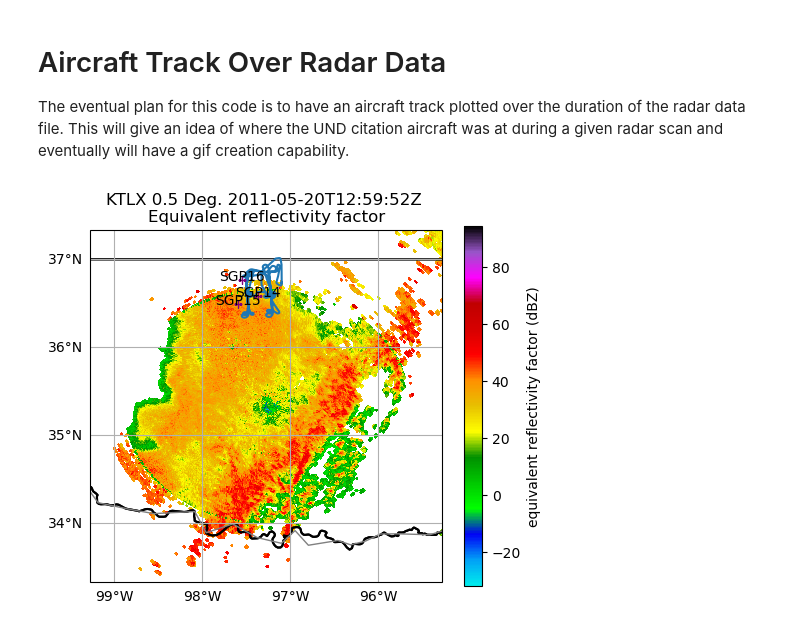
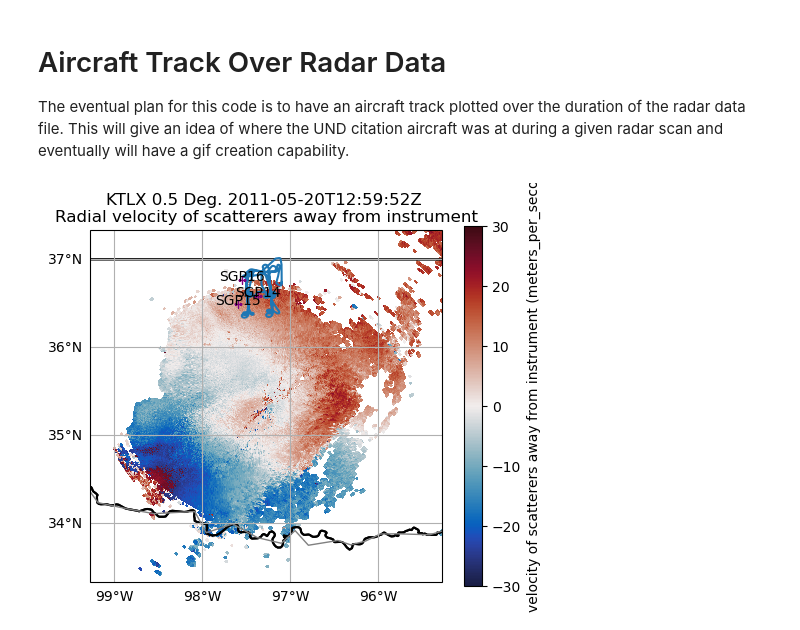
Before and after one commit to brycerrickbeil/2026-SULI-Bryce-Rickbeil, a Jupyter notebook: students/bryce_rickbeil/notebooks/track_over_radar.ipynb, the cells around one changed output. Drawn from its saved outputs; the diff is of its cells as text; code cells hidden in the pictures.

```diff
--- a/students/bryce_rickbeil/notebooks/track_over_radar.ipynb
+++ b/students/bryce_rickbeil/notebooks/track_over_radar.ipynb
@@ -18,6 +20,6 @@ import time
 # %%
 # Flight track over radar data plot
-citation_nav = pd.read_csv('2011-05-20_CITATION.dat', sep = ',', header = None)
+citation_nav = pd.read_csv('flight_data/2011-05-20_CITATION.dat', sep = ',', header = None)
 cit_lat = citation_nav.iloc[:, 2]
 cit_lon = citation_nav.iloc[:, 3]
 
@@ -39,33 +41,39 @@ data.longitude['data'][0] = center_lon
 min_lat = center_lat - 2 #subtracting 1.5 degrees lat
 max_lat = center_lat + 2 #adding 1.5 degrees lat
 min_lon = center_lon - 2 #subtracting 1.5 degrees lon
 max_lon = center_lon + 2 #adding 1.5 degrees lon
 
 fig = plt.figure(figsize = (11,9))
 
 ax = fig.add_axes([0.06, 0.50, 0.40, 0.40], projection = projection)
 ax.add_feature(cfeature.STATES.with_scale('10m'), linewidth = 1.5, edgecolor = 'black')
 
-a = display.plot_ppi_map('reflectivity',
+a = display.plot_ppi_map('velocity',
                             ax = ax,
                             sweep = 1,
-                            cmap = 'NWSRef',
+                            cmap = 'balance',
+                            vmin = -30,
+                            vmax = 30,
                             min_lon = min_lon,
                             max_lon = max_lon,
                             min_lat = min_lat,
                             max_lat = max_lat)
+
+# Citation location finder given radar time of scan
+
 
 plt.plot(cit_lon, cit_lat)
 #SGP16
 plt.annotate('SGP16', xy = (-97.5472, 36.7675),ha = 'center')
 plt.plot(-97.5472, 36.7675, marker = '+', color = 'purple')
 #SGP15
 plt.annotate('SGP15', (-97.593889, 36.49111), ha = 'center')
 plt.plot(-97.593889, 36.49111, marker = '+', color = 'purple')
 #SGP14
 plt.annotate('SGP14', (-97.363611, 36.578611), ha = 'center')
 plt.plot(-97.363611, 36.578611, marker = '+', color = 'purple')
 plt.show()
+
 #\u2708 is the airplane latex code
 # %% [output]
-[figure, old version]
+[figure, new version]
```
Also changed, not shown: parts of 2 cells of this notebook, 1 other file.
